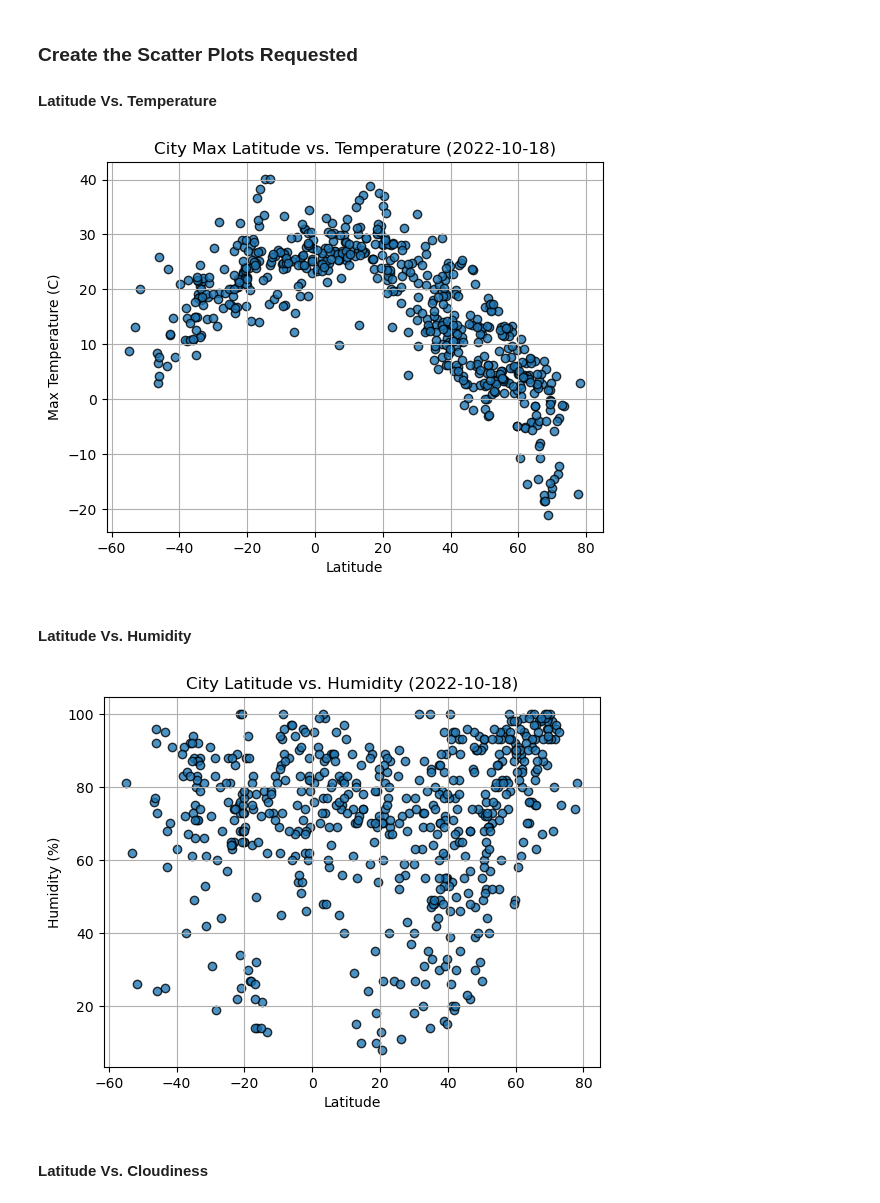
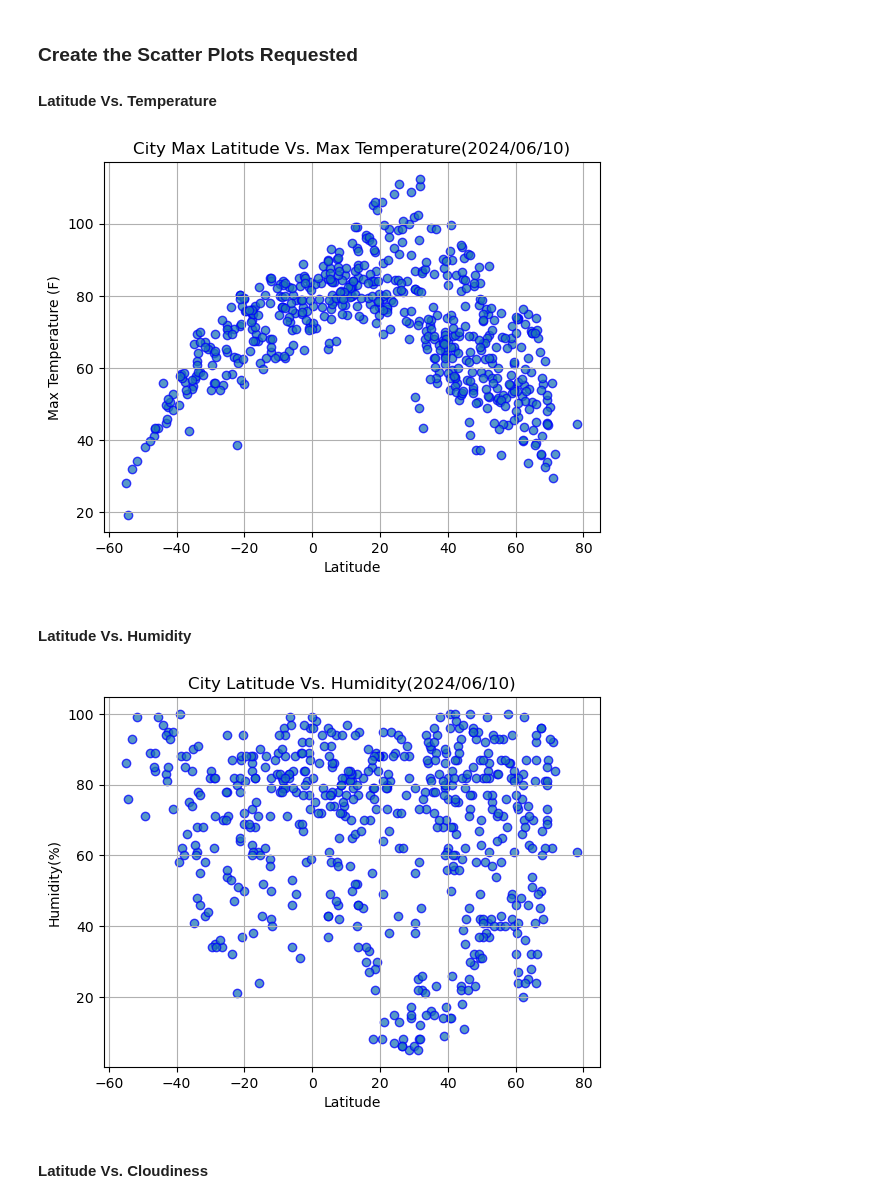
Before and after one commit to Data-Miner99/python-api-challenge, a Jupyter notebook: WeatherPy.ipynb, the cells around one changed output. Saved outputs shown, nothing was run; the diff lists cells and outputs as text; code cells hidden in the pictures.

```diff
--- a/WeatherPy.ipynb
+++ b/WeatherPy.ipynb
@@ -187,10 +188,15 @@ city_data_df.head()
 #### Latitude Vs. Temperature
 # %%
 # Build scatter plot for latitude vs. temperature
-# YOUR CODE HERE
+latitude = city_data_df['Lat']
+max_temp = city_data_df['Max Temp']
+plt.scatter(latitude, max_temp, edgecolors="blue", alpha=0.75)
 
 # Incorporate the other graph properties
-# YOUR CODE HERE
+plt.title("City Max Latitude Vs. Max Temperature(%s)" % time.strftime("%Y/%m/%d"))
+plt.xlabel("Latitude")
+plt.ylabel("Max Temperature (F)")
+plt.grid(True)
 
 # Save the figure
 plt.savefig("output_data/Fig1.png")
@@ -198,23 +204,28 @@ plt.savefig("output_data/Fig1.png")
 # Show plot
 plt.show()
 # %% [output]
-[figure, old version]
+[figure, new version]
 # %% [markdown]
 #### Latitude Vs. Humidity
 # %%
 # Build the scatter plots for latitude vs. humidity
-# YOUR CODE HERE
+latitude = city_data_df["Lat"]
+humidity = city_data_df["Humidity"]
+plt.scatter(latitude, humidity, edgecolors="blue", alpha=0.75)
 
 # Incorporate the other graph properties
-# YOUR CODE HERE
+plt.title("City Latitude Vs. Humidity(%s)" % time.strftime("%Y/%m/%d"))
+plt.xlabel("Latitude")
+plt.ylabel("Humidity(%)")
+plt.grid(True)
 
 # Save the figure
 plt.savefig("output_data/Fig2.png")
 
 # Show plot
 plt.show()
 # %% [output]
-[figure, old version]
+[figure, new version]
 # %% [markdown]
 #### Latitude Vs. Cloudiness
 # %%
```
Also changed, not shown: parts of 27 cells of this notebook, 5 other files.
